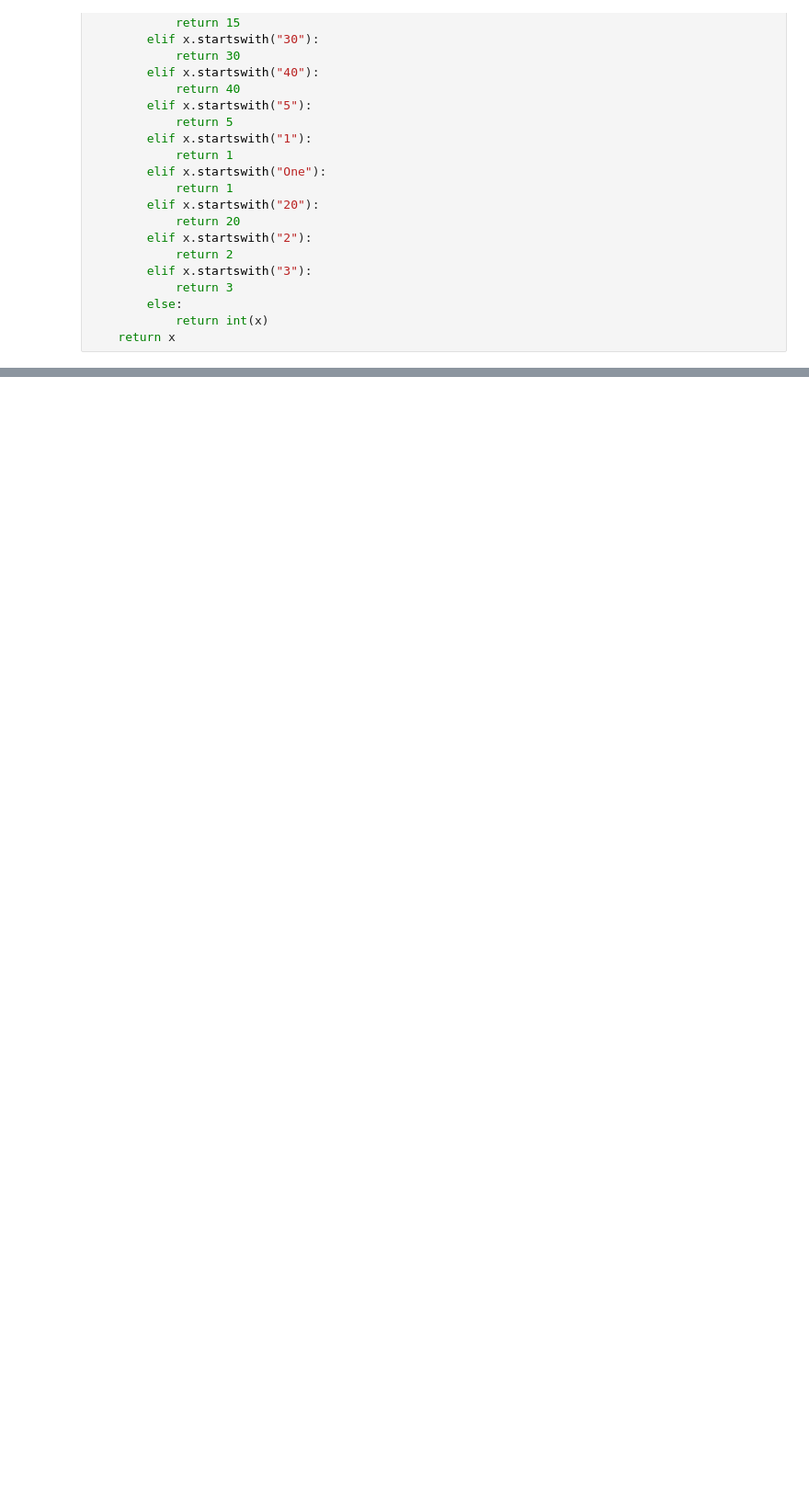
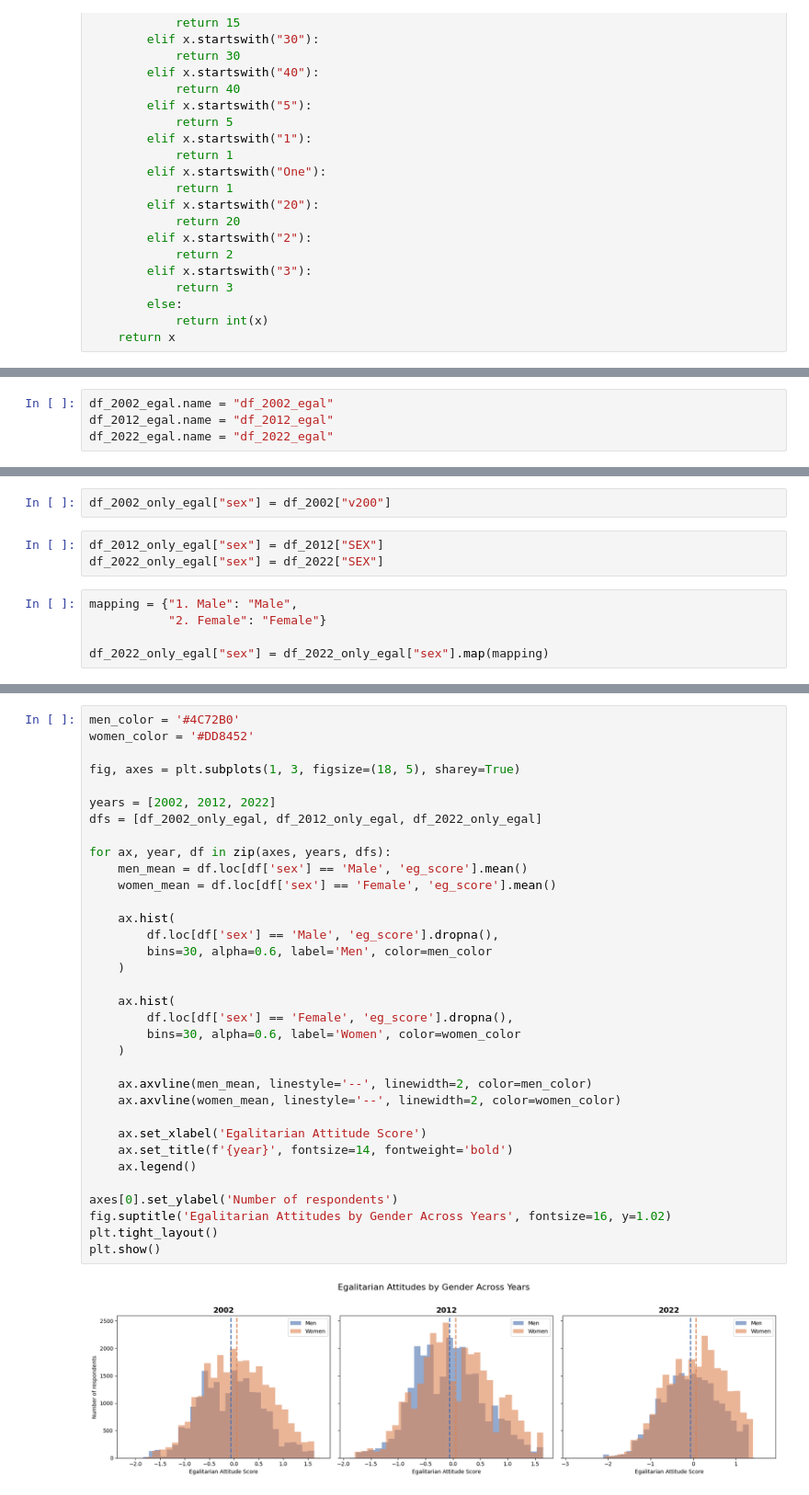
Before and after one commit to ashishpapanai/2025-02-ActionWords, a Jupyter notebook: notebooks/sidd.ipynb, the cells around one changed output, grey strips where cells are left out. Shown at 92% size. Drawn from its saved outputs; the diff is of its cells as text; blank space fills up the shorter version.

```diff
--- a/notebooks/sidd.ipynb
+++ b/notebooks/sidd.ipynb
@@ -1467,0 +527,4 @@ fig_f.show()
+# %%
+df_2002_egal.name = "df_2002_egal"
+df_2012_egal.name = "df_2012_egal"
+df_2022_egal.name = "df_2022_egal"
@@ -1467,0 +652,10 @@ fig_f.show()
+# %%
+df_2002_only_egal["sex"] = df_2002["v200"]
+# %%
+df_2012_only_egal["sex"] = df_2012["SEX"]
+df_2022_only_egal["sex"] = df_2022["SEX"]
+# %%
+mapping = {"1. Male": "Male",
+           "2. Female": "Female"}
+
+df_2022_only_egal["sex"] = df_2022_only_egal["sex"].map(mapping)
@@ -1467,0 +680,36 @@ fig_f.show()
+# %%
+men_color = '#4C72B0'
+women_color = '#DD8452'
+
+fig, axes = plt.subplots(1, 3, figsize=(18, 5), sharey=True)
+
+years = [2002, 2012, 2022]
+dfs = [df_2002_only_egal, df_2012_only_egal, df_2022_only_egal]
+
+for ax, year, df in zip(axes, years, dfs):
+    men_mean = df.loc[df['sex'] == 'Male', 'eg_score'].mean()
+    women_mean = df.loc[df['sex'] == 'Female', 'eg_score'].mean()
+
+    ax.hist(
+        df.loc[df['sex'] == 'Male', 'eg_score'].dropna(),
+        bins=30, alpha=0.6, label='Men', color=men_color
+    )
+
+    ax.hist(
+        df.loc[df['sex'] == 'Female', 'eg_score'].dropna(),
+        bins=30, alpha=0.6, label='Women', color=women_color
+    )
+
+    ax.axvline(men_mean, linestyle='--', linewidth=2, color=men_color)
+    ax.axvline(women_mean, linestyle='--', linewidth=2, color=women_color)
+
+    ax.set_xlabel('Egalitarian Attitude Score')
+    ax.set_title(f'{year}', fontsize=14, fontweight='bold')
+    ax.legend()
+
+axes[0].set_ylabel('Number of respondents')
+fig.suptitle('Egalitarian Attitudes by Gender Across Years', fontsize=16, y=1.02)
+plt.tight_layout()
+plt.show()
+# %% [output]
+[figure, added]
```
Also changed, not shown: parts of 142 cells of this notebook, 5 other files.
